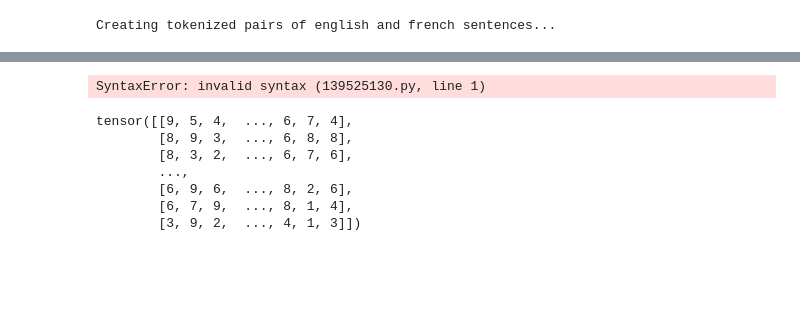
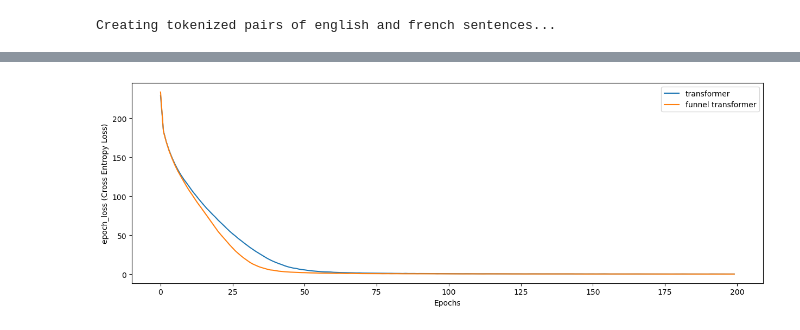
Before and after one commit to Astronauty/10701-Builder-Project, a Jupyter notebook: funnel_transformer_conan_2.ipynb, the cells around one changed output, grey strips where cells are left out. Cells and saved outputs as stored; diff of their text form; code cells hidden in the pictures; blank space fills up the shorter version.

Commit message:
minor fix on the saving loss part, and added loss curve plotting

```diff
--- a/funnel_transformer_conan_2.ipynb
+++ b/funnel_transformer_conan_2.ipynb
@@ -103,14 +114,0 @@ AssertionError: dafaq
-# %%
-a = nn.ModuleList([EncoderLayer(d_model, num_heads, d_ff, dropout),nn.MaxPool1d(3,stride=2) for _ in range(num_layers)])
-# %% [output]
-SyntaxError: invalid syntax (139525130.py, line 1)
-# %%
-print(torch.randint(1,10,(64,100)))
-# %% [output]
-tensor([[9, 5, 4,  ..., 6, 7, 4],
-        [8, 9, 3,  ..., 6, 8, 8],
-        [8, 3, 2,  ..., 6, 7, 6],
-        ...,
-        [6, 9, 6,  ..., 8, 2, 6],
-        [6, 7, 9,  ..., 8, 1, 4],
-        [3, 9, 2,  ..., 4, 1, 3]])
@@ -116,0 +119,17 @@ tensor([[9, 5, 4,  ..., 6, 7, 4],
+# %%
+df = pd.read_csv('model_ckpt/funnel_experiment.csv', sep=',', header=None)
+df2 = pd.read_csv('model_ckpt/funnel_experiment2.csv', sep=',', header=None)
+# %%
+loss_record_transformer = df[2].values
+loss_record_f_transformer = df2[2].values
+# %%
+import matplotlib.pyplot as plt
+plt.figure().set_figwidth(15)
+plt.plot(loss_record_transformer[:200], label="transformer")
+plt.plot(loss_record_f_transformer[:200], label="funnel transformer")
+plt.xlabel("Epochs")
+plt.ylabel("epoch_loss (Cross Entropy Loss)")
+plt.legend()
+plt.show()
+# %% [output]
+[figure, added]
```
Also changed, not shown: parts of 2 cells of this notebook.
